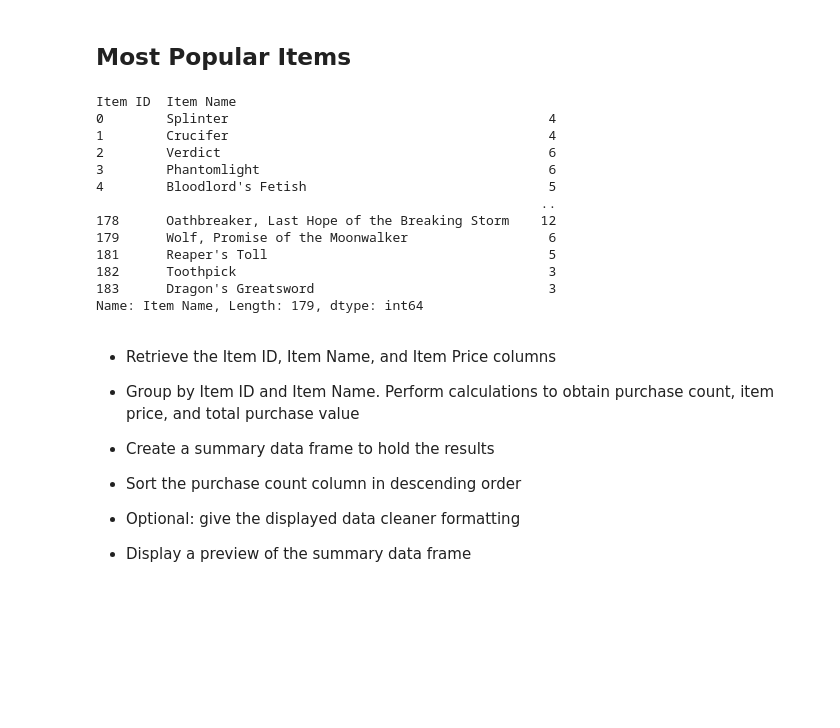
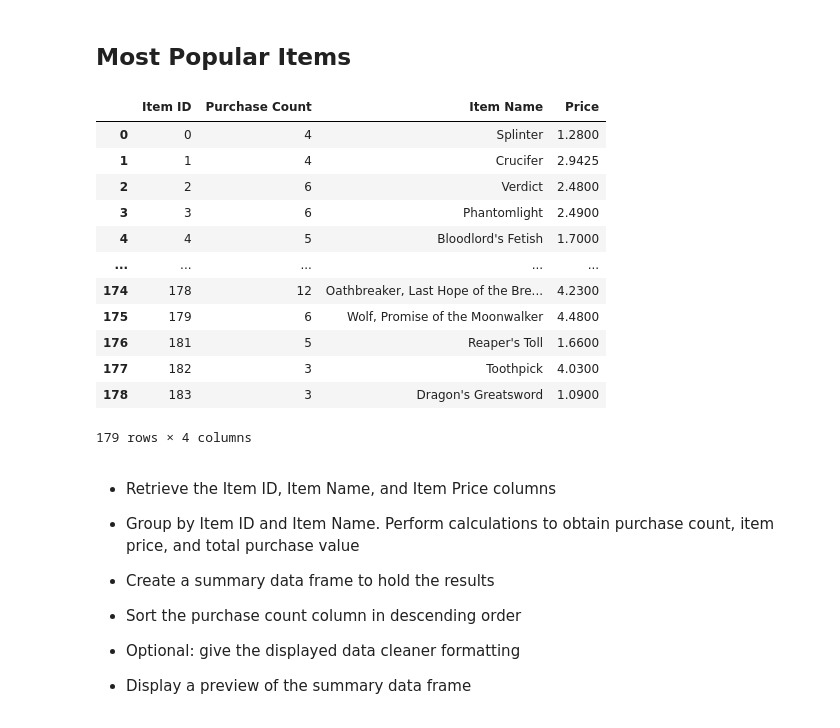
Before and after one commit to adrianstrecker/pandas-challenge, a Jupyter notebook: HeroesOfPymoli_starter.ipynb, the cells around one changed output. Saved outputs shown, nothing was run; the diff lists cells and outputs as text; code cells hidden in the pictures; blank space fills up the shorter version.

```diff
--- a/HeroesOfPymoli_starter.ipynb
+++ b/HeroesOfPymoli_starter.ipynb
@@ -351,56 +351,56 @@ final_merged_spenders.head(5)
 ## Most Popular Items
 # %%
 #Get item purchase count
-popular_purchase_count = purchase_data.groupby(["Item ID", "Item Name"])["Item Name"].count()
-#popular_purchase_count.reset_index(inplace=True)
-#popular_purchase_count.columns = ["Item Name", "Purchase Count"]
+popular_purchase_count = pd.DataFrame(purchase_data.groupby("Item ID")["Item Name"].count())
+popular_purchase_count.reset_index(inplace=True)
+popular_purchase_count.columns = ["Item ID", "Purchase Count"]
 
 
 #Get total purchase value for popular items
 popular_purchased_items = pd.DataFrame(purchase_data.groupby(["Item ID", "Item Name"])["Price"].sum())
 popular_purchased_items = popular_purchased_items.rename(columns={"Price": "Total Purchase Value"})
 
 #Get price for items
 #Get total purchase value for popular items
 popular_purchased_price = pd.DataFrame(purchase_data.groupby(["Item ID", "Item Name"])["Price"].mean())
-#popular_purchased_price.reset_index(inplace=True)
+popular_purchased_price.reset_index(inplace=True)
 #popular_purchased_price.columns = ["Item", "Average Purchase Price"]
 
 #------------------------------------------------------------------------------------------------------------------
 #------------------------------------------------------------------------------------------------------------------
 #------------------------------------------------------------------------------------------------------------------
 #------------------------------------------------------------------------------------------------------------------
 #top_spenders.reset_index(inplace=True)
 #top_spenders.columns = ["SN", "Total Purchase Value"]
 #top_spenders["Total Purchase Value"] = pd.to_numeric(top_spenders["Total Purchase Value"])
 
 #Merge popular item count with purchase price
 merged_popular_price = pd.merge(popular_purchase_count, popular_purchased_price, on="Item ID")
 
 #Merge count and average with total purchase value
 #final_merged_popular = pd.merge(merged_popular_price, popular_purchased_items, how='outer', on="Item ID")
-#final_merged_popular["Total Purchase Value"] = pd.to_numeric(final_merged_spenders["Total Purchase Value"])
+#final_merged_popular["Total Purchase Value"] = pd.to_numeric(final_merged_popular["Total Purchase Value"])
 merged_popular_price
 #Set screen name as index
 #final_merged_spenders = final_merged_spenders.set_index("SN")
-popular_purchase_count
+
 #Sort by total purchase value
 #final_merged_spenders = final_merged_spenders.sort_values("Total Purchase Value", ascending=False)
 #final_merged_spenders.head(5)
 # %% [output]
+|  | Item ID | Purchase Count | Item Name | Price |
+| 0 | 0 | 4 | Splinter | 1.2800 |
+| 1 | 1 | 4 | Crucifer | 2.9425 |
+| 2 | 2 | 6 | Verdict | 2.4800 |
+| 3 | 3 | 6 | Phantomlight | 2.4900 |
+| 4 | 4 | 5 | Bloodlord's Fetish | 1.7000 |
+| ... | ... | ... | ... | ... |
+| 174 | 178 | 12 | Oathbreaker, Last Hope of the Bre... | 4.2300 |
+| 175 | 179 | 6 | Wolf, Promise of the Moonwalker | 4.4800 |
+| 176 | 181 | 5 | Reaper's Toll | 1.6600 |
+| 177 | 182 | 3 | Toothpick | 4.0300 |
+| 178 | 183 | 3 | Dragon's Greatsword | 1.0900 |
-Item ID  Item Name
-0        Splinter                                         4
-1        Crucifer                                         4
-2        Verdict                                          6
-3        Phantomlight                                     6
-4        Bloodlord's Fetish                               5
-                                                         ..
-178      Oathbreaker, Last Hope of the Breaking Storm    12
-179      Wolf, Promise of the Moonwalker                  6
-181      Reaper's Toll                                    5
-182      Toothpick                                        3
-183      Dragon's Greatsword                              3
-Name: Item Name, Length: 179, dtype: int64
+179 rows × 4 columns
 # %% [markdown]
 * Retrieve the Item ID, Item Name, and Item Price columns
 
```
